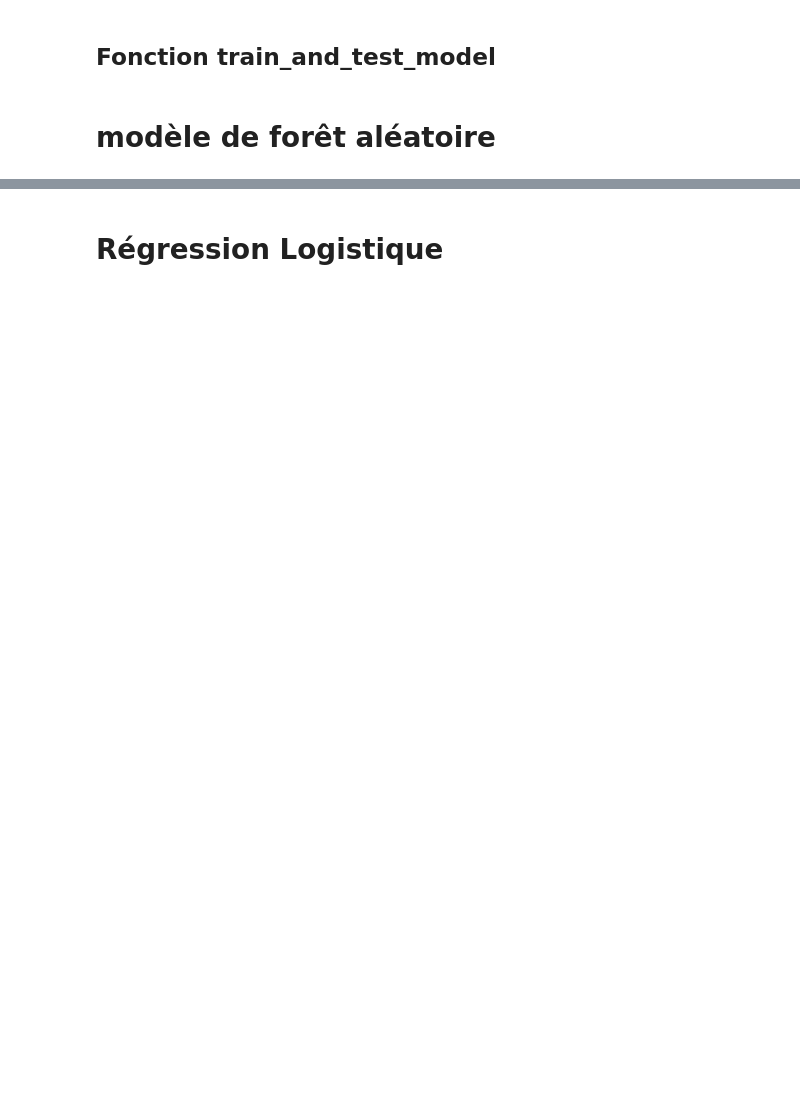
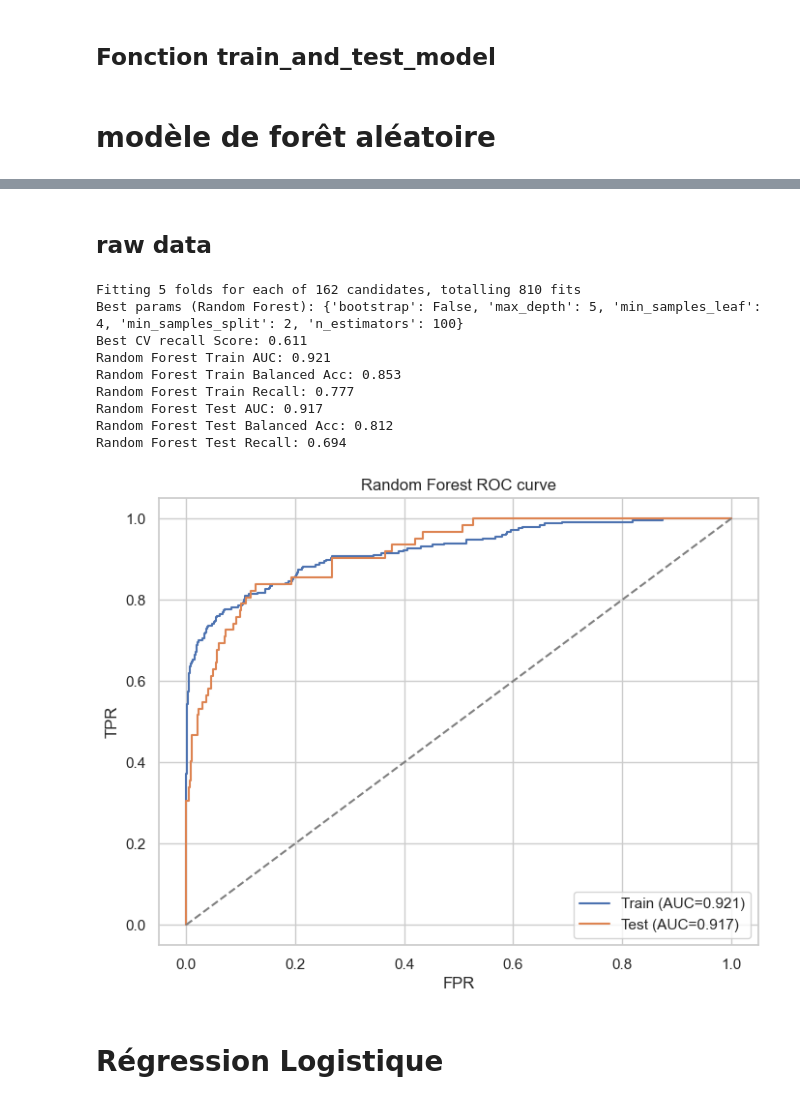
Before and after one commit to douboym/Projet-Scoring, a Jupyter notebook: analyse.ipynb, the cells around one changed output, grey strips where cells are left out. Cells and saved outputs as stored; diff of their text form; code cells hidden in the pictures; blank space fills up the shorter version.

```diff
--- a/analyse.ipynb
+++ b/analyse.ipynb
@@ -1029,6 +1037,14 @@ for col in categorical_cols:
 
 print("Data after Label Encoding:")
 print(hmeq_data_processed_features_selected_label_encoded.head())
+
+# Encoding for data without transformed
+hmeq_data_raw_encoded = hmeq_data.copy()
+for col in ["REASON", "JOB", "BAD"]:
+    hmeq_data_raw_encoded[col] = label_encoder.fit_transform(hmeq_data_raw_encoded[col])
+hmeq_data_raw_encoded.dropna(inplace=True)
+print("Raw data after Label Encoding:")
+print(hmeq_data_raw_encoded.head()) # Display the first few rows
 # %% [output]
 Data after Label Encoding:
    BAD  LOAN  MORTDUE  JOB   YOJ  DEROG  DELINQ       CLAGE  NINQ
@@ -1232,2 +1270,40 @@ Passing `palette` without assigning `hue` is deprecated and will be removed in v
+# %% [markdown]
+## raw data
+# %%
+# Définir le modèle
+rf_clf = RandomForestClassifier(class_weight='balanced', random_state=42)
+
+# Définir la grille d'hyperparamètres
+param_grid_rf = {
+    'n_estimators': [50, 100, 200],  # Nombre d'arbres
+    'max_depth': [5, 10, 20],       # Profondeur maximale
+    'min_samples_split': [2, 5, 10], # Min. échantillons pour division
+    'min_samples_leaf': [1, 2, 4],   # Min. échantillons dans une feuille
+    'bootstrap': [True, False]       # Échantillonnage bootstrap
+}
+
+# Appeler la fonction
+best_rf = train_test_with_cv(
+    X_train=X_train_raw,
+    y_train=y_train_raw,
+    X_test=X_test_raw,
+    y_test=y_test_raw,
+    model=rf_clf,
+    param_grid=param_grid_rf,
+    model_name="Random Forest",
+    scoring='recall',
+
+)
+# %% [output]
+Fitting 5 folds for each of 162 candidates, totalling 810 fits
+Best params (Random Forest): {'bootstrap': False, 'max_depth': 5, 'min_samples_leaf': 4, 'min_samples_split': 2, 'n_estimators': 100}
+Best CV recall Score: 0.611
+Random Forest Train AUC: 0.921
+Random Forest Train Balanced Acc: 0.853
+Random Forest Train Recall: 0.777
+Random Forest Test AUC: 0.917
+Random Forest Test Balanced Acc: 0.812
+Random Forest Test Recall: 0.694
+[figure, added]
 # %% [markdown]
 # Régression Logistique
```
Also changed, not shown: parts of 36 cells of this notebook, 12 other files.
